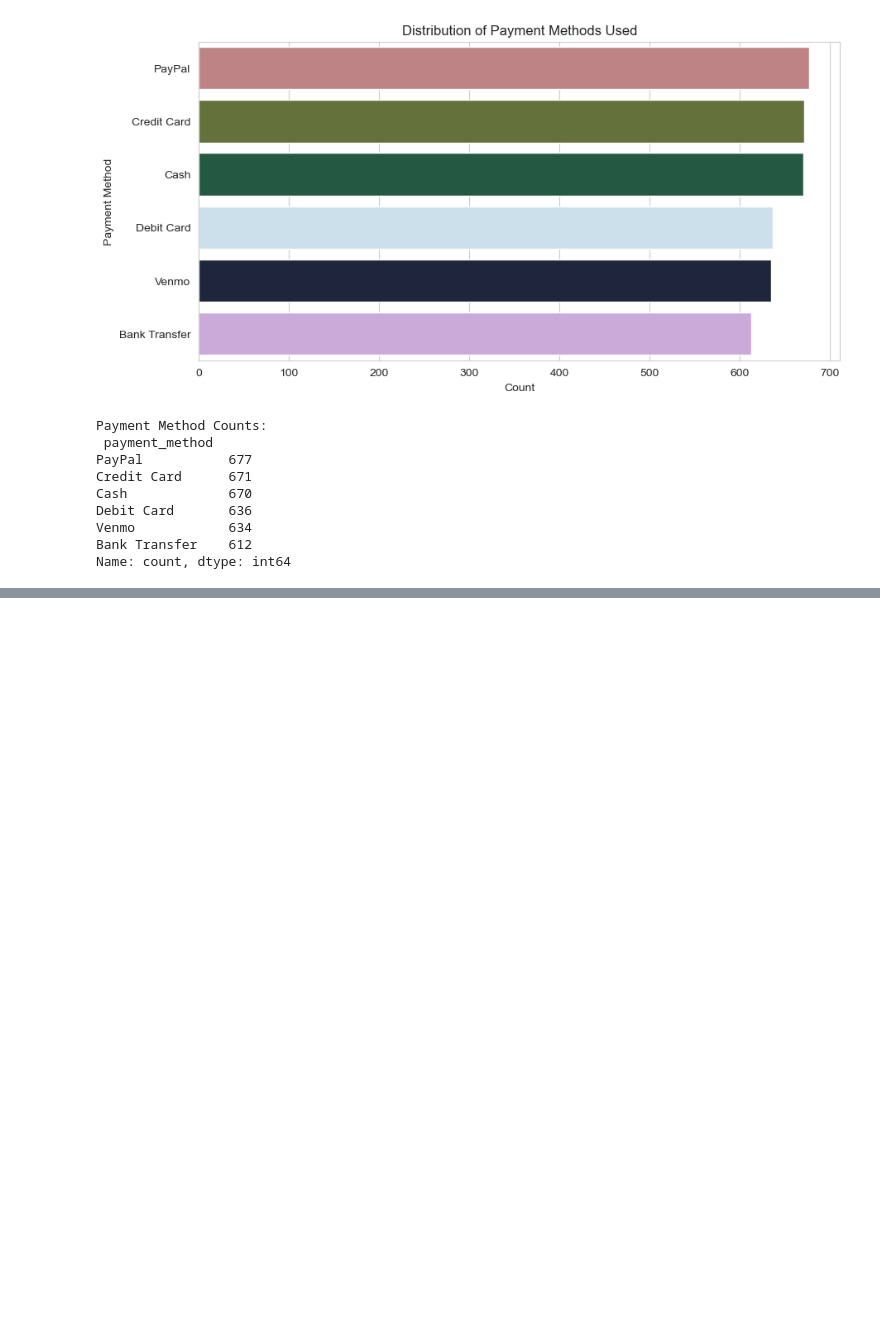
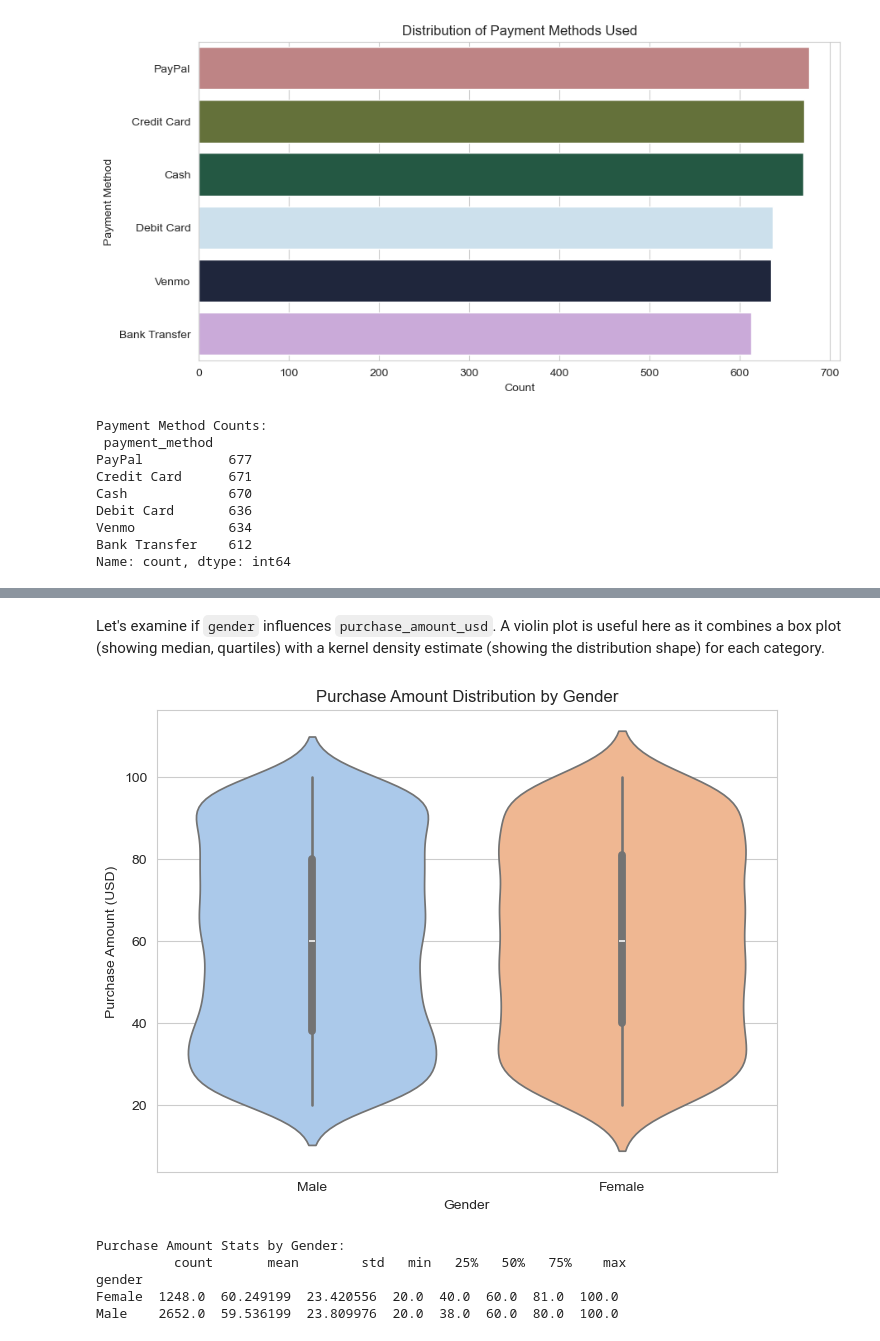
Before and after one commit to profadept/ecommerce-analysis, a Jupyter notebook: notebooks/analysis.ipynb, the cells around one changed output, grey strips where cells are left out. Drawn from its saved outputs; the diff is of its cells as text; code cells hidden in the pictures; blank space fills up the shorter version.

```diff
--- a/notebooks/analysis.ipynb
+++ b/notebooks/analysis.ipynb
@@ -596,0 +657,37 @@ Name: count, dtype: int64
+# %% [markdown]
+Let's examine if `gender` influences `purchase_amount_usd`. A violin plot is useful here as it combines a box plot (showing median, quartiles) with a kernel density estimate (showing the distribution shape) for each category.
+# %%
+# --- Bivariate Analysis: Gender vs. Purchase Amount ---
+
+plt.figure(figsize=(8, 6)) # Adjust size if needed
+
+# Create the violin plot
+sns.violinplot(
+    data=df,
+    x='gender',        # Categorical variable on x-axis
+    y='purchase_amount_usd', # Numerical variable on y-axis
+    palette='pastel',  # Use the same palette as the gender countplot
+    hue='gender',      # Assign hue for palette handling & consistency
+    legend=False       # Hide legend
+)
+
+plt.title('Purchase Amount Distribution by Gender')
+plt.xlabel('Gender')
+plt.ylabel('Purchase Amount (USD)')
+
+# Define save path
+save_path_gender_purchase = figures_dir / 'gender_vs_purchase_violinplot.png'
+# Save the plot
+plt.savefig(save_path_gender_purchase, dpi=300, bbox_inches='tight')
+# Show the plot
+plt.show()
+
+# Optional: Print descriptive statistics grouped by gender
+print("\nPurchase Amount Stats by Gender:\n", df.groupby('gender')['purchase_amount_usd'].describe())
+# %% [output]
+[figure, added]
+Purchase Amount Stats by Gender:
+          count       mean        std   min   25%   50%   75%    max
+gender
+Female  1248.0  60.249199  23.420556  20.0  40.0  60.0  81.0  100.0
+Male    2652.0  59.536199  23.809976  20.0  38.0  60.0  80.0  100.0
```
Also changed, not shown: parts of 13 cells of this notebook, 18 other files.
